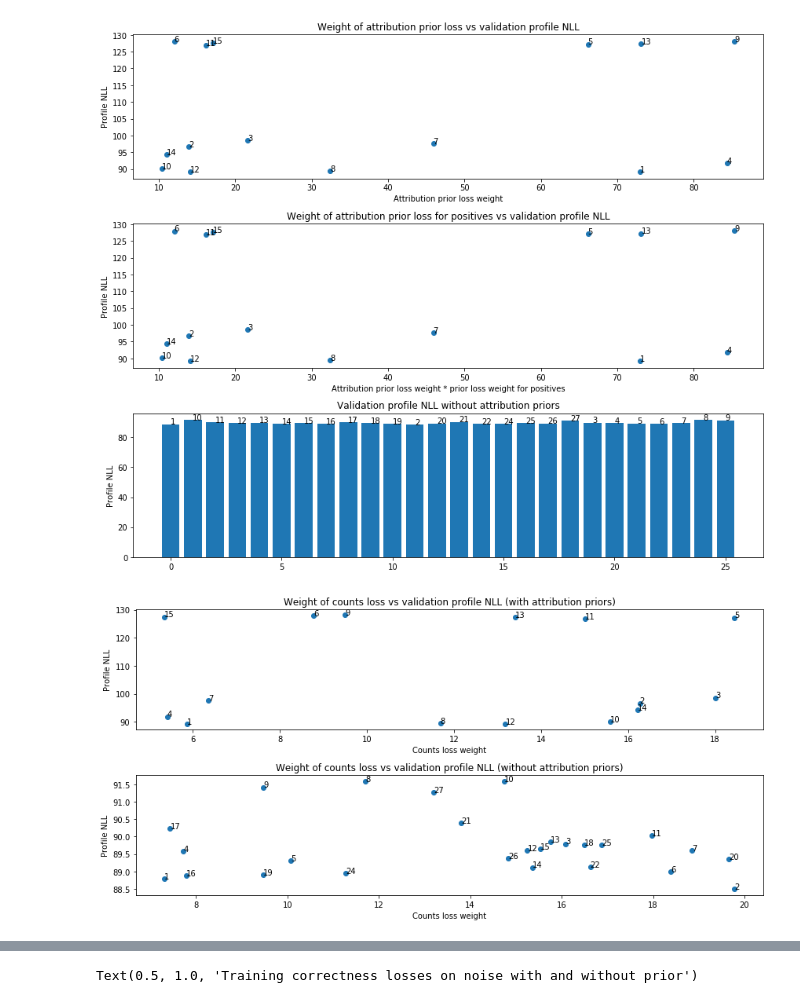
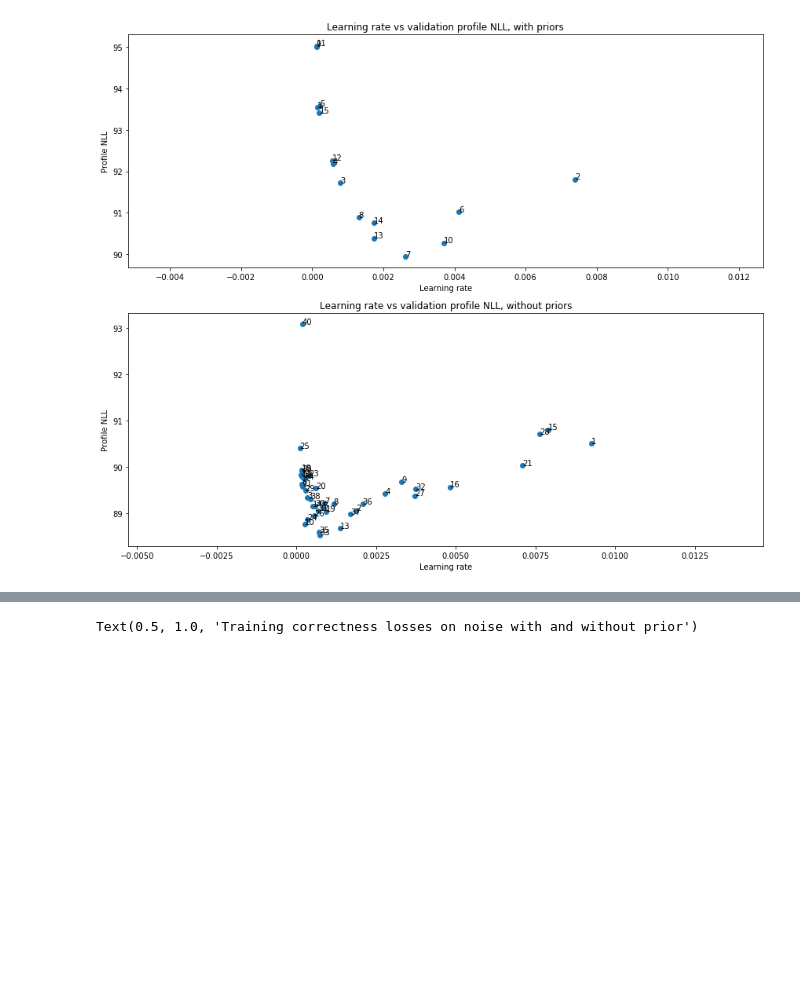
Before and after one commit to amtseng/fourier_attribution_priors, a Jupyter notebook: notebooks/prior_analyze_results.ipynb, the cells around one changed output, grey strips where cells are left out. Drawn from its saved outputs; the diff is of its cells as text; code cells hidden in the pictures; blank space fills up the shorter version.

```diff
--- a/notebooks/prior_analyze_results.ipynb
+++ b/notebooks/prior_analyze_results.ipynb
@@ -91,80 +85,42 @@ prior_noisy_config = import_all_config_json(prior_noisy_models_path)
-# %%
-noprior_models_path = "/users/amtseng/att_priors/models/trained_models/profile_models/SPI1/"
-prior_models_path = "/users/amtseng/att_priors/models/trained_models/profile_models/SPI1_prior_hypertune/"
-
-noprior_metrics = import_all_metrics_json(noprior_models_path)
-prior_metrics = import_all_metrics_json(prior_models_path)
-
-noprior_config = import_all_config_json(noprior_models_path)
-prior_config = import_all_config_json(prior_models_path)
 # %%
-# Profile loss vs attribution prior weight and attribution prior weight * positive weight
+# Profile loss vs learning rate
 noprior_keys = sorted(set(noprior_metrics.keys()) & set(noprior_config.keys()))
 prior_keys = sorted(set(prior_metrics.keys()) & set(prior_config.keys()))
 noprior_nll, prior_nll = [], []
-noprior_count_weight, prior_count_weight = [], []
-prior_att_weight, prior_pos_weight = [], []
+noprior_lr, prior_lr = [], []
 noprior_labels, prior_labels = [], []
 for key in noprior_keys:
     try:
         noprior_nll.append(
             np.mean(extract_metrics_values_at_best_val(noprior_metrics[key], "val_prof_corr_losses"))
         )
-        noprior_count_weight.append(noprior_config[key]["counts_loss_weight"])
+        noprior_lr.append(noprior_config[key]["learning_rate"])
         noprior_labels.append(key)
     except KeyError:
         pass
 for key in prior_keys:
     try:
         prior_nll.append(
             np.mean(extract_metrics_values_at_best_val(prior_metrics[key], "val_prof_corr_losses"))
         )
-        prior_att_weight.append(prior_config[key]["att_prior_loss_weight"])
-        prior_pos_weight.append(prior_config[key]["att_prior_pos_weight"])
-        prior_count_weight.append(prior_config[key]["counts_loss_weight"])
+        prior_lr.append(prior_config[key]["learning_rate"])
         prior_labels.append(key)
     except KeyError:
         pass
 
-prior_nll = np.array(prior_nll)
-prior_att_weight = np.array(prior_att_weight)
-prior_pos_weight = np.array(prior_pos_weight)
-
-fig, ax = plt.subplots(3, 1, figsize=(12, 10))
-ax[0].scatter(prior_att_weight, prior_nll)
-ax[0].set_title("Weight of attribution prior loss vs validation profile NLL")
-ax[0].set_xlabel("Attribution prior loss weight")
+fig, ax = plt.subplots(2, 1, figsize=(12, 10))
+ax[0].scatter(prior_lr, prior_nll)
+ax[0].set_title("Learning rate vs validation profile NLL, with priors")
+ax[0].set_xlabel("Learning rate")
 ax[0].set_ylabel("Profile NLL")
 for i, key in enumerate(prior_labels):
-    ax[0].annotate(key, (prior_att_weight[i], prior_nll[i]))
-prod = prior_att_weight * prior_pos_weight
-ax[1].scatter(prod, prior_nll)
-ax[1].set_title("Weight of attribution prior loss for positives vs validation profile NLL")
-ax[1].set_xlabel("Attribution prior loss weight * prior loss weight for positives")
-ax[1].set_ylabel("Profile NLL")
-for i, key in enumerate(prior_labels):
-    ax[1].annotate(key, (prod[i], prior_nll[i]))
-ax[2].bar(np.arange(len(noprior_nll)), noprior_nll)
-ax[2].set_title("Validation profile NLL without attribution priors")
-ax[2].set_ylabel("Profile NLL")
-for i, key in enumerate(noprior_labels):
-    ax[2].annotate(key, (i, noprior_nll[i]))
-fig.tight_layout()
-
-fig, ax = plt.subplots(2, 1, figsize=(12, 6))
-ax[0].scatter(prior_count_weight, prior_nll)
-ax[0].set_title("Weight of counts loss vs validation profile NLL (with attribution priors)")
-ax[0].set_xlabel("Counts loss weight")
-ax[0].set_ylabel("Profile NLL")
-for i, key in enumerate(prior_labels):
-    ax[0].annotate(key, (prior_count_weight[i], prior_nll[i]))
-ax[1].scatter(noprior_count_weight, noprior_nll)
-ax[1].set_title("Weight of counts loss vs validation profile NLL (without attribution priors)")
-ax[1].set_xlabel("Counts loss weight")
+    ax[0].annotate(key, (prior_lr[i], prior_nll[i]))
+ax[1].scatter(noprior_lr, noprior_nll)
+ax[1].set_title("Learning rate vs validation profile NLL, without priors")
+ax[1].set_xlabel("Learning rate")
 ax[1].set_ylabel("Profile NLL")
 for i, key in enumerate(noprior_labels):
-    ax[1].annotate(key, (noprior_count_weight[i], noprior_nll[i]))
+    ax[1].annotate(key, (noprior_lr[i], noprior_nll[i]))
 fig.tight_layout()
 # %% [output]
-[figure, old version]
+[figure, new version]
-[figure, removed]
```
Also changed, not shown: parts of 14 cells of this notebook, 5 other files.
